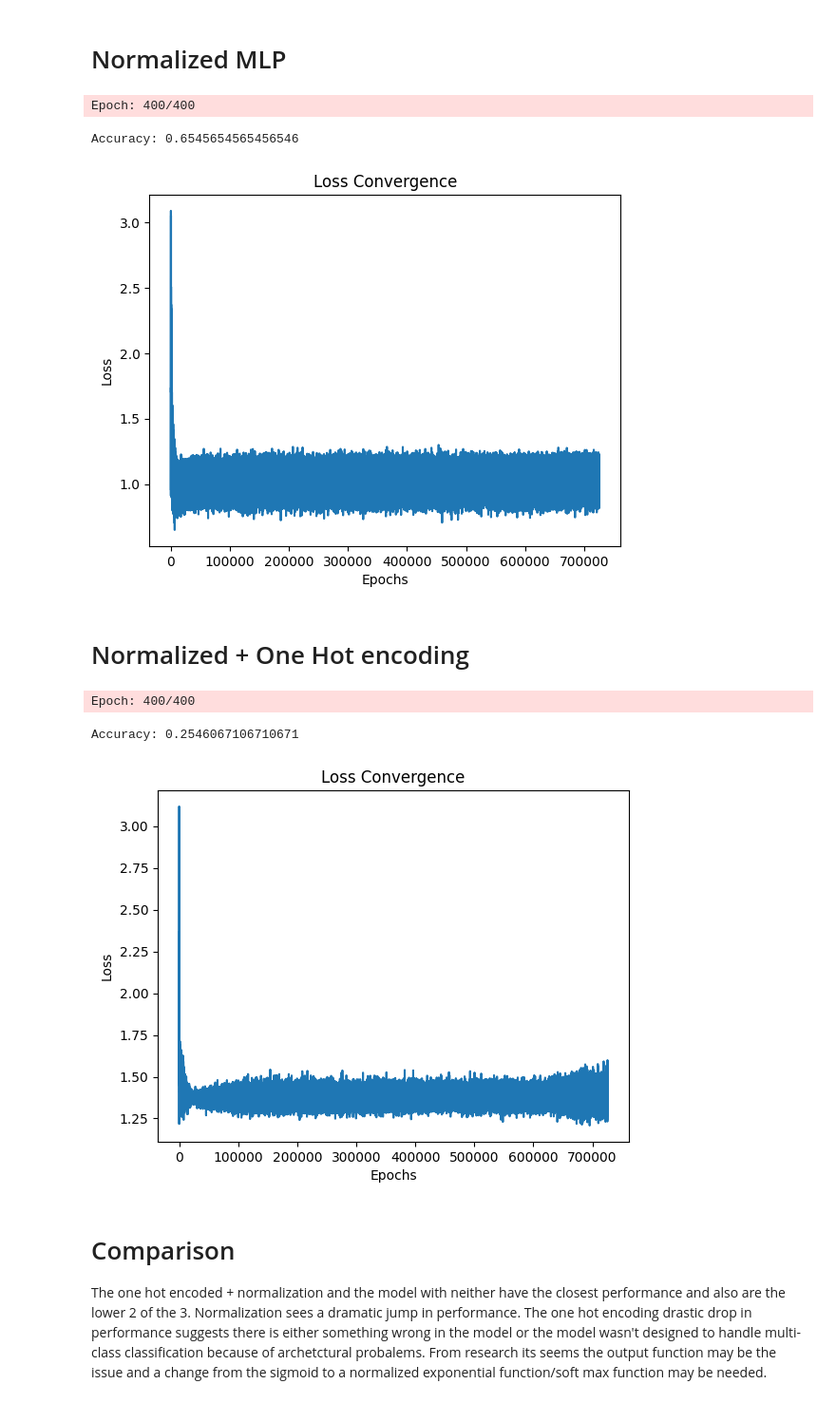
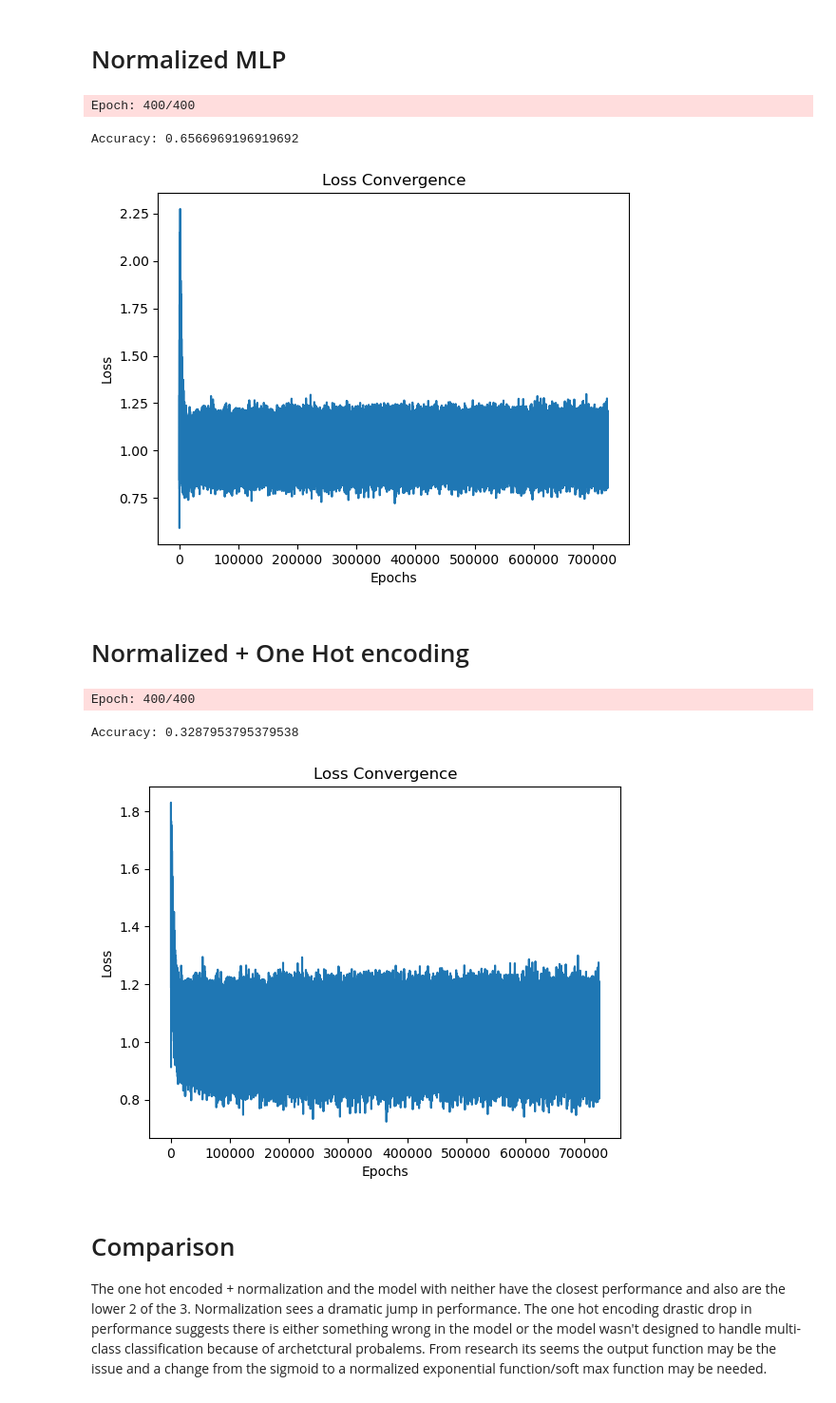
Before and after one commit to jadennathaniel/ml-lab4, a Jupyter notebook: main.ipynb, the cells around one changed output. Shown: that part at 95% size. Saved outputs shown, nothing was run; the diff lists cells and outputs as text; code cells hidden in the pictures.

```diff
--- a/main.ipynb
+++ b/main.ipynb
@@ -14,7 +14,7 @@ data = data.dropna()
 #encode the string data as integers
 label_encoder = LabelEncoder()
 data['State'] = label_encoder.fit_transform(data['State'])
-data['County'] = label_encoder.fit_transform(data['County'])
+data.drop(columns=['County'], inplace=True)
 # %% [markdown]
 For now, we've decided to keep the county variable because by keeping the county variable, we could find patterns or trends specific to that county that would otherwise be lost if we removed the variable. However, since there are so many counties, it could make the model more complex and this could lead to overfitting. If it ends up causing overfitting, we'll consider removing it later.
 # %% [markdown]
@@ -254,45 +254,45 @@ plt.title('Loss Convergence')
 plt.show()
 # %% [output]
 Epoch: 400/400
-Accuracy: 0.6545654565456546
+Accuracy: 0.6566969196919692
-[figure, old version]
+[figure, new version]
 # %% [markdown]
 # Normalized + One Hot encoding
 # %%
-numeric_features = train_data.select_dtypes(include=['float64', 'int']).columns.difference(['State', 'County'])
+numeric_features = train_data.select_dtypes(include=['float64', 'int']).columns.difference(['State'])
 
 scaler = StandardScaler()
 X_train_numeric = scaler.fit_transform(train_data[numeric_features])
 X_test_numeric = scaler.transform(test_data[numeric_features])
 
-X_train_categorical = pd.get_dummies(train_data[['State', 'County']])
-X_test_categorical = pd.get_dummies(test_data[['State', 'County']])
+X_train_categorical = pd.get_dummies(train_data[['State']])
+X_test_categorical = pd.get_dummies(test_data[['State']])
 
 X_train_categorical, X_test_categorical = X_train_categorical.align(X_test_categorical, join='left', axis=1, fill_value=0)
 
 X_train_processed = pd.DataFrame(X_train_numeric, columns=numeric_features).join(X_train_categorical)
 X_test_processed = pd.DataFrame(X_test_numeric, columns=numeric_features).join(X_test_categorical)
 
 
 y_train = train_data['ChildPovertyClass']
 y_test = test_data['ChildPovertyClass']
 
 nn = TwoLayerPerceptronVectorized(**params)
 nn.fit(X_train_processed, y_train, batch_size=32, print_progress=50)
 
 yhat = nn.predict(X_test_processed)
 accuracy = accuracy_score(y_test, yhat)
 print(f'Accuracy: {accuracy}')
 
 plt.plot(nn.cost_)
 plt.xlabel('Epochs')
 plt.ylabel('Loss')
 plt.title('Loss Convergence')
 plt.show()
 # %% [output]
 Epoch: 400/400
-Accuracy: 0.2546067106710671
+Accuracy: 0.3287953795379538
-[figure, old version]
+[figure, new version]
 # %% [markdown]
 
 # Comparison
```
Also changed, not shown: parts of 8 cells of this notebook.
